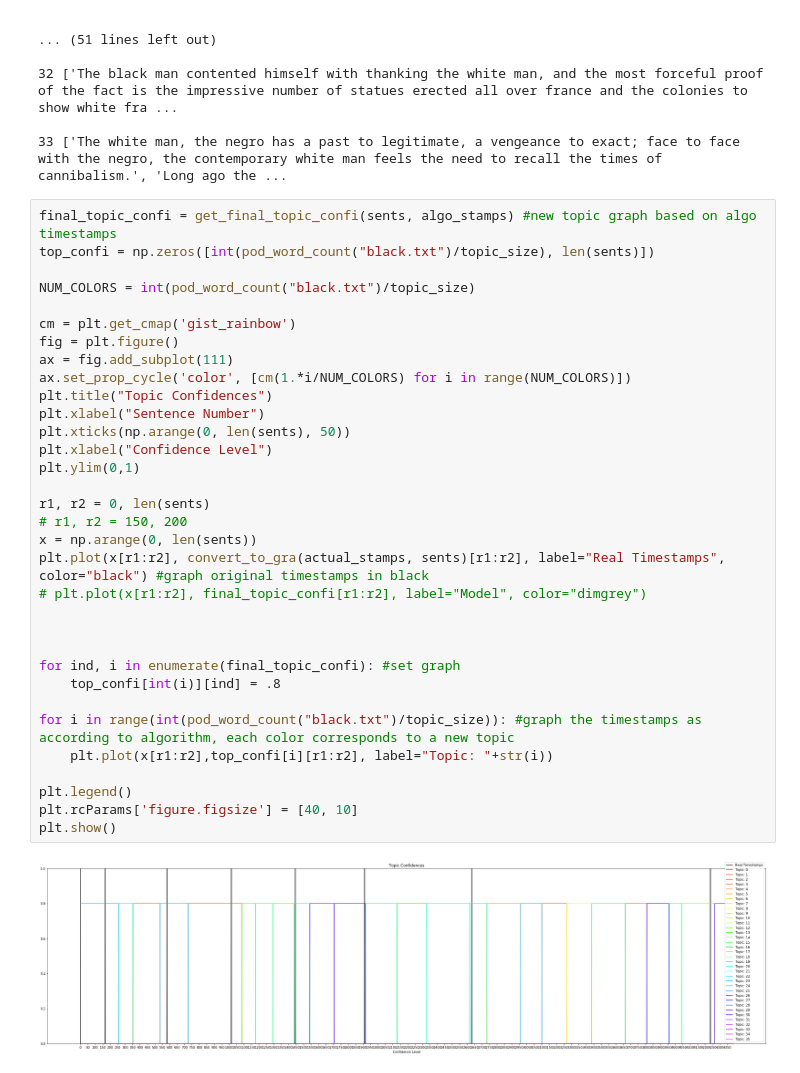
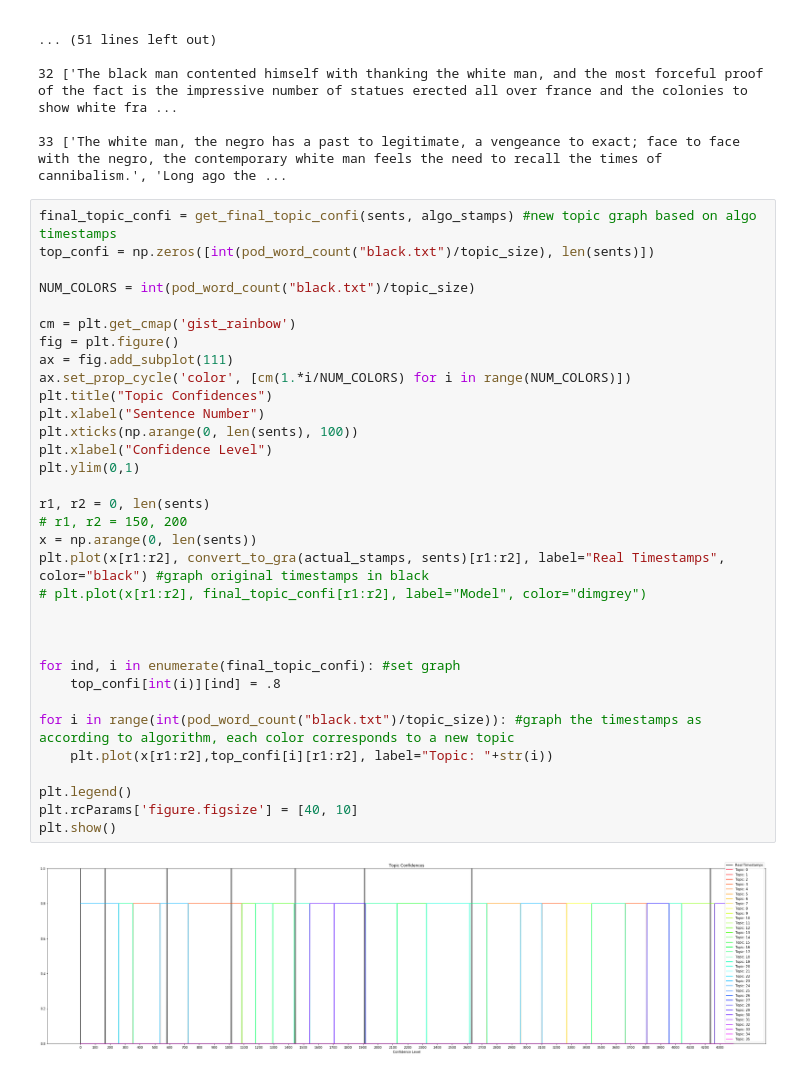
Before and after one commit to Empyr3an/Checkra, a Jupyter notebook: books.ipynb, the cells around one changed output. Saved outputs shown, nothing was run; the diff lists cells and outputs as text.

```diff
--- a/books.ipynb
+++ b/books.ipynb
@@ -229,32 +256,32 @@ top_confi = np.zeros([int(pod_word_count("black.txt")/topic_size), len(sents)])
 
 NUM_COLORS = int(pod_word_count("black.txt")/topic_size)
 
 cm = plt.get_cmap('gist_rainbow')
 fig = plt.figure()
 ax = fig.add_subplot(111)
 ax.set_prop_cycle('color', [cm(1.*i/NUM_COLORS) for i in range(NUM_COLORS)])
 plt.title("Topic Confidences")
 plt.xlabel("Sentence Number")
-plt.xticks(np.arange(0, len(sents), 50))
+plt.xticks(np.arange(0, len(sents), 100))
 plt.xlabel("Confidence Level")
 plt.ylim(0,1)
 
 r1, r2 = 0, len(sents)
 # r1, r2 = 150, 200
 x = np.arange(0, len(sents))
 plt.plot(x[r1:r2], convert_to_gra(actual_stamps, sents)[r1:r2], label="Real Timestamps", color="black") #graph original timestamps in black
 # plt.plot(x[r1:r2], final_topic_confi[r1:r2], label="Model", color="dimgrey")
 
 
 
 for ind, i in enumerate(final_topic_confi): #set graph
     top_confi[int(i)][ind] = .8
 
 for i in range(int(pod_word_count("black.txt")/topic_size)): #graph the timestamps as according to algorithm, each color corresponds to a new topic
     plt.plot(x[r1:r2],top_confi[i][r1:r2], label="Topic: "+str(i))
 
 plt.legend()
 plt.rcParams['figure.figsize'] = [40, 10]
 plt.show()
 # %% [output]
-[figure, old version]
+[figure, new version]
```
Also changed, not shown: parts of 4 cells of this notebook, 7 other files.
